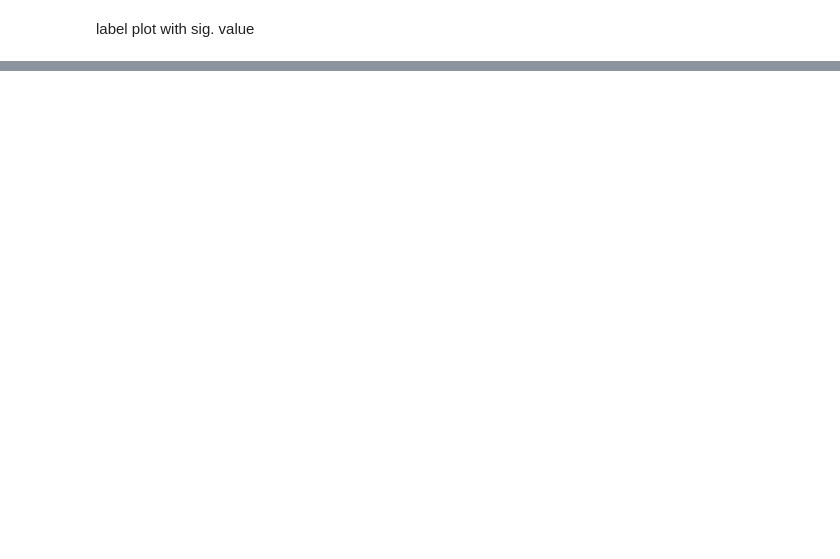
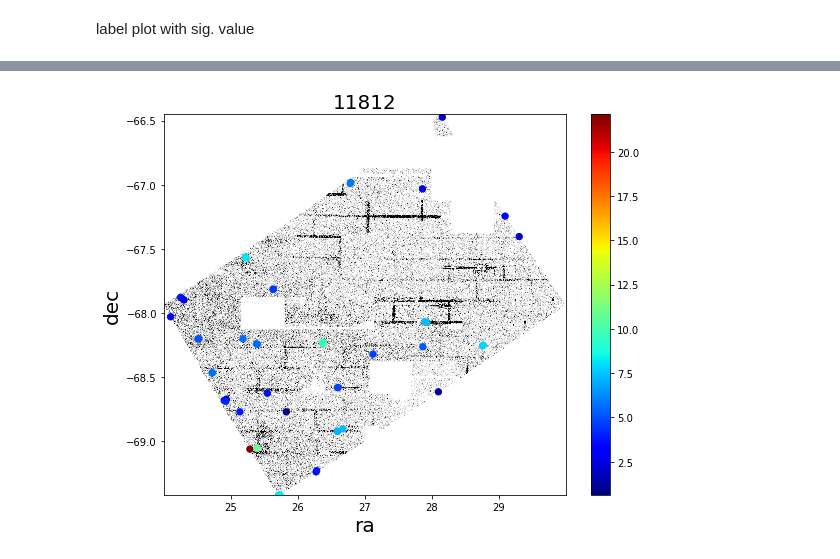
Before and after one commit to amyelizmiller/DELVE, a Jupyter notebook: plot_peak_locations_on_healpix_map.ipynb, the cells around one changed output, grey strips where cells are left out. Cells and saved outputs as stored; diff of their text form; code cells hidden in the pictures; blank space fills up the shorter version.

```diff
--- a/plot_peak_locations_on_healpix_map.ipynb
+++ b/plot_peak_locations_on_healpix_map.ipynb
@@ -108,0 +105,33 @@ label plot with sig. value
+# %%
+def plot2(ID,ra,dec,sig):
+
+    fig, ax = plt.subplots(figsize=(9,7))
+
+    neigh = hp.get_all_neighbours(32, 11812)
+
+    '''ra1 = np.array(pix[ID]['ra'])
+    dec1 = np.array(pix[ID]['dec'])
+
+    for i in neigh:
+        ra1 = np.concatenate((ra1,pix[str(i)]['ra']))
+        dec1 = np.concatenate((dec1,pix[str(i)]['dec']))'''
+
+    h2=ax.hist2d(pix[ID]['ra'],pix[ID]['dec'],bins=500,cmap='Greys',vmin=0.1,vmax=5)
+    ax.set_xlabel('ra',fontsize=20)
+    ax.set_ylabel('dec',fontsize=20)
+    #ax.scatter(ra,dec,color='r',s=50,facecolors='none', edgecolors='jet')
+    im = ax.scatter(ra,dec,c=sig,s=40,cmap='jet')
+    plt.colorbar(im,ax=ax)
+    ax.set_title(ID,fontsize=20)
+    #c=t, cmap="cmap_name_r"
+    '''for i in range(0,len(sig)):
+        print(ra[i])
+        print(dec[i])
+        print(sig[i])'''
+
+        #ax.annotate(str(np.round(sig[i],decimals=0)),(ra[i],dec[i]),color='r',size=20)
+    #ax.scatter(28.77,-68.25,color='g',s=50,facecolors='none', edgecolors='g')
+# %%
+plot2('11812',df[1].values,df[2].values,df[0].values)
+# %% [output]
+[figure, added]
```
Also changed, not shown: parts of 9 cells of this notebook.
